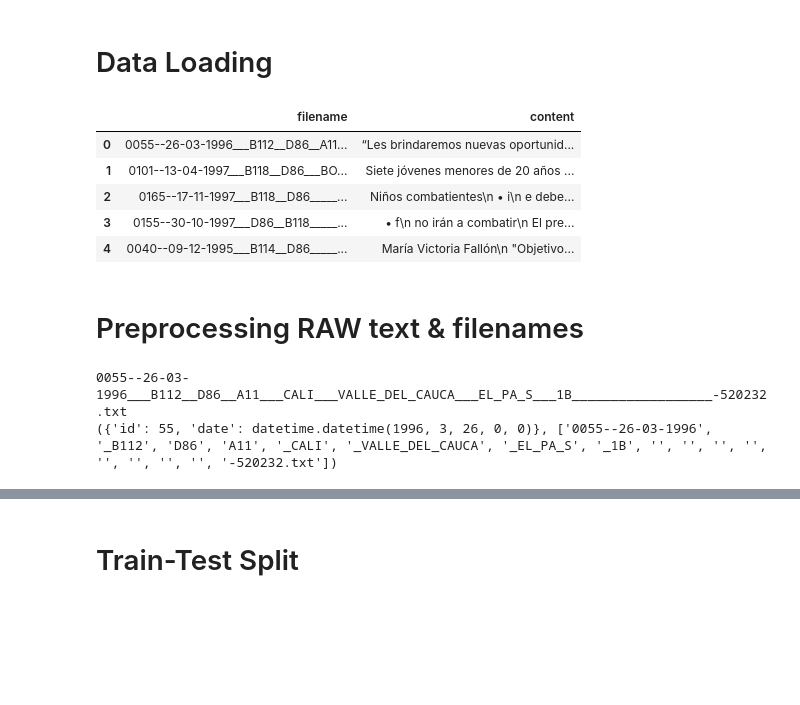
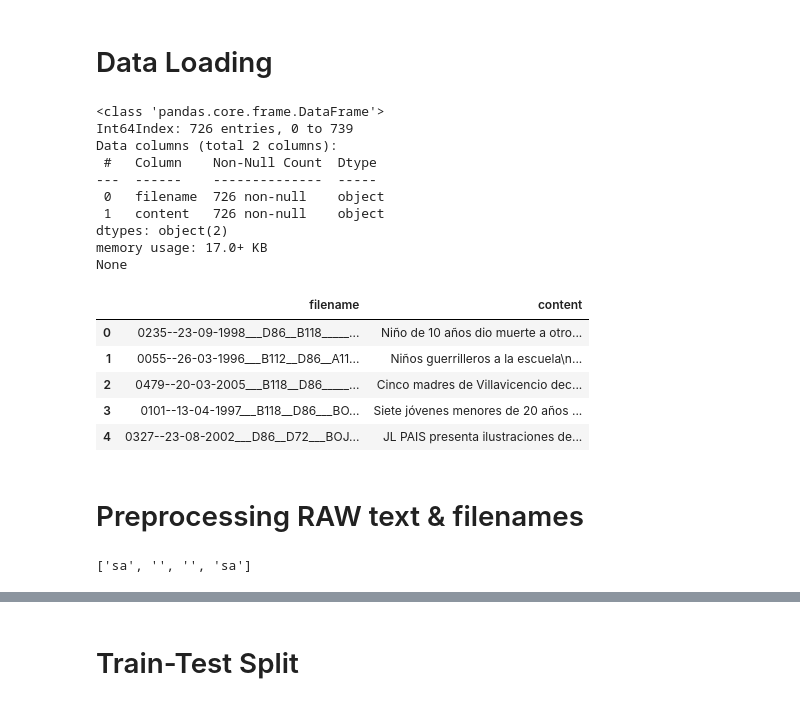
Before and after one commit to alozada10/speech_analysis, a Jupyter notebook: code/Word_Cloud_EDA_safe.ipynb, the cells around one changed output, grey strips where cells are left out. Drawn from its saved outputs; the diff is of its cells as text; code cells hidden in the pictures; blank space fills up the shorter version.

```diff
--- a/code/Word_Cloud_EDA_safe.ipynb
+++ b/code/Word_Cloud_EDA_safe.ipynb
@@ -27,63 +39,51 @@ images_path = '../images'
 # %%
 # Keeps titles and content
 titles = []
 contents = []
 
 # Iterates over all news txt files in bbc dataset
 for filename in glob.iglob(f'{articles_path}/**',recursive=True):
     # Exclude directories and README
     if (not ("README" in filename)) and '.txt' in filename :
         # Opens file
-        with open(filename,'r', encoding='utf8') as file_n:
+        with open(filename,'r', encoding='utf8', errors='ignore') as file_n:
             # Readlines from file
             file_text = file_n.readlines()
             # Distinguish title from content
             title = filename.replace(f'{articles_path}/','')
             content = ' '.join(file_text[1:]).strip()
             # Keep content and title
             titles.append(title)
             contents.append(content)
 
 # Creates dataframe of titles and content
 data = pd.DataFrame({'filename':titles,'content':contents})
 
+# Removes empty articles
+data = data[data['content'].str.len() > 0]
+
+print(data.info())
 data.head(5)
 # %% [output]
+<class 'pandas.core.frame.DataFrame'>
+Int64Index: 726 entries, 0 to 739
+Data columns (total 2 columns):
+ #   Column    Non-Null Count  Dtype
+---  ------    --------------  -----
+ 0   filename  726 non-null    object
+ 1   content   726 non-null    object
+dtypes: object(2)
+memory usage: 17.0+ KB
+None
 |  | filename | content |
-| 0 | 0055--26-03-1996___B112__D86__A11... | “Les brindaremos nuevas oportunid... |
-| 1 | 0101--13-04-1997___B118__D86___BO... | Siete jóvenes menores de 20 años ... |
-| 2 | 0165--17-11-1997___B118__D86_____... | Niños combatientes\n • i\n e debe... |
-| 3 | 0155--30-10-1997___D86__B118_____... | • f\n no irán a combatir\n El pre... |
-| 4 | 0040--09-12-1995___B114__D86_____... | María Victoria Fallón\n "Objetivo... |
+| 0 | 0235--23-09-1998___D86__B118_____... | Niño de 10 años dio muerte a otro... |
+| 1 | 0055--26-03-1996___B112__D86__A11... | Niños guerrilleros a la escuela\n... |
+| 2 | 0479--20-03-2005___B118__D86_____... | Cinco madres de Villavicencio dec... |
+| 3 | 0101--13-04-1997___B118__D86___BO... | Siete jóvenes menores de 20 años ... |
+| 4 | 0327--23-08-2002___D86__D72___BOJ... | JL PAIS presenta ilustraciones de... |
 # %% [markdown]
 # Preprocessing RAW text & filenames
-# %%
-# Gets attributes from filename
-def get_attr_fname(fname):
-
-    # Dictionary of attributes
-    attr = {}
-
-    # Defines splitters
-    splitter = '__'
-    splitter_date_id = '--'
-
-    # Splits file into raw attributes
-    raw_attr = fname.split(splitter)
-    # Splits date and id
-    id_date = raw_attr[0].split(splitter_date_id)
-
-    # Gets attributes
-    attr['id'] = int(id_date[0])
-    attr['date'] = datetime.datetime.strptime(id_date[1], '%d-%m-%Y')
-    attr['city'] = raw_attr[4].strip('_')
-    attr['department'] = raw_attr[5].strip('_')
-    attr['department'] = raw_attr[6].strip('_')
-
-
-    return(attr, raw_attr)
-print(data['filename'].loc[0])
-print(get_attr_fname(data['filename'].loc[0]))
-# %% [output]
-0055--26-03-1996___B112__D86__A11___CALI___VALLE_DEL_CAUCA___EL_PA_S___1B__________________-520232.txt
-({'id': 55, 'date': datetime.datetime(1996, 3, 26, 0, 0)}, ['0055--26-03-1996', '_B112', 'D86', 'A11', '_CALI', '_VALLE_DEL_CAUCA', '_EL_PA_S', '_1B', '', '', '', '', '', '', '', '', '-520232.txt'])
+# %%
+'sa______sa'.split('__')
+# %% [output]
+['sa', '', '', 'sa']
```
Also changed, not shown: parts of 4 cells of this notebook.
